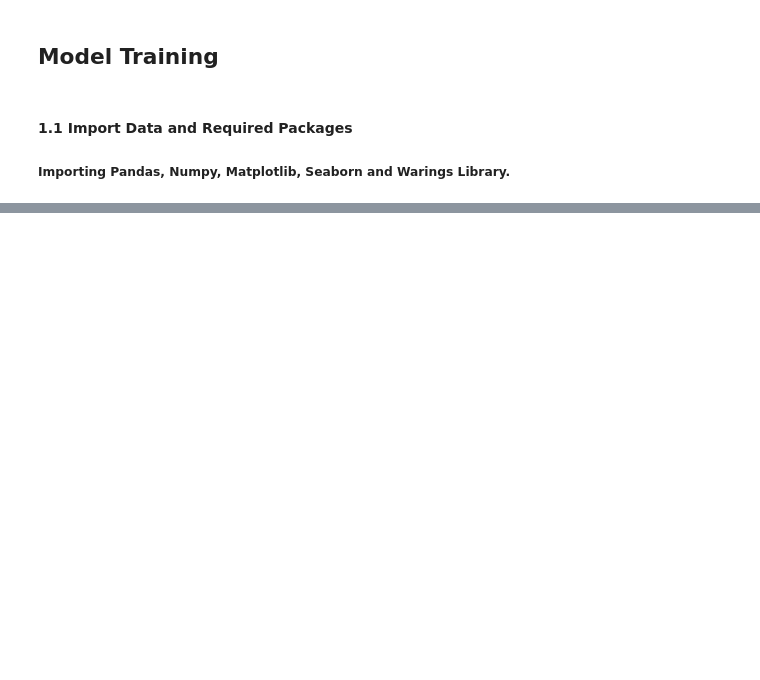
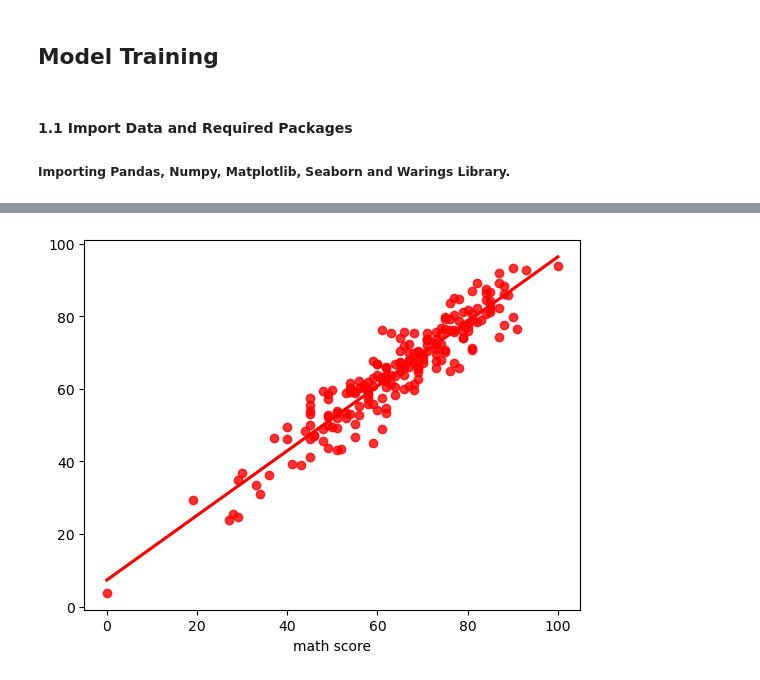
Before and after one commit to DheerajMahapatra/Data-Science, a Jupyter notebook: 44-End To End Machine Learning Project With AWS,Azure Deployment/mlproject/notebook/2.MODEL TRAINING.ipynb, the cells around one changed output, grey strips where cells are left out. Saved outputs shown, nothing was run; the diff lists cells and outputs as text; code cells hidden in the pictures; blank space fills up the shorter version.

```diff
--- a/44-End To End Machine Learning Project With AWS,Azure Deployment/mlproject/notebook/2.MODEL TRAINING.ipynb
+++ b/44-End To End Machine Learning Project With AWS,Azure Deployment/mlproject/notebook/2.MODEL TRAINING.ipynb
@@ -60,0 +237,4 @@ import warnings
+# %%
+sns.regplot(x=y_test,y=y_pred,ci=None,color ='red');
+# %% [output]
+[figure, added]
```
Also changed, not shown: parts of 25 cells of this notebook, 4 other files.
